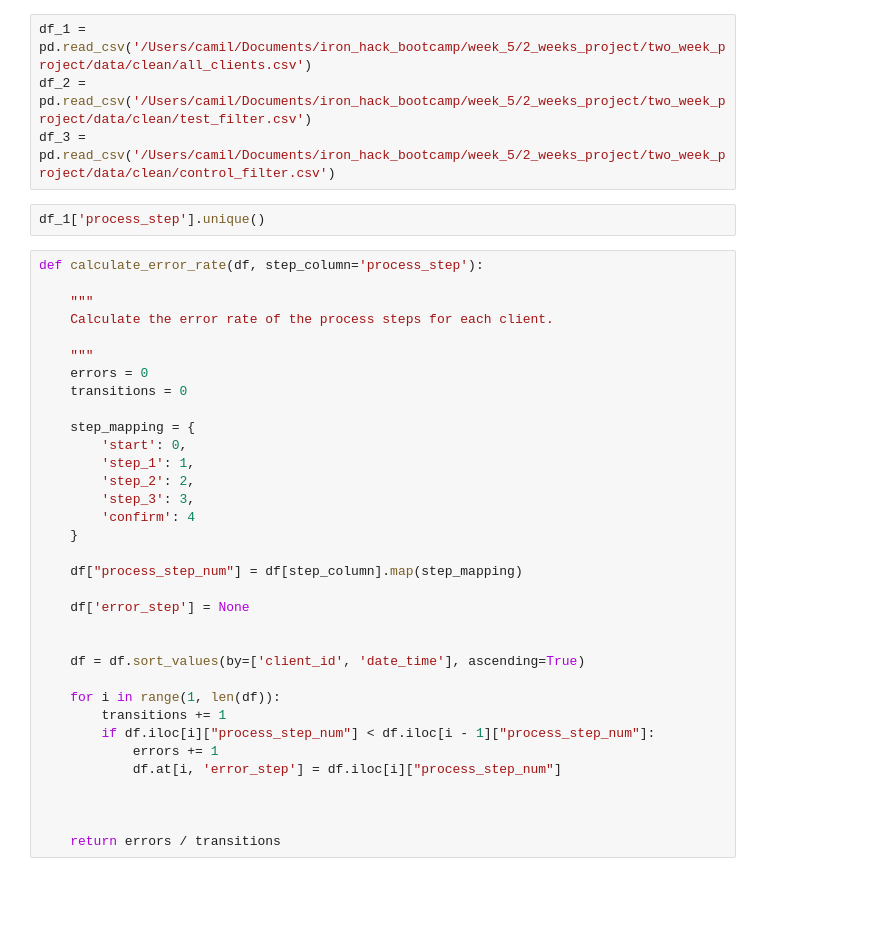
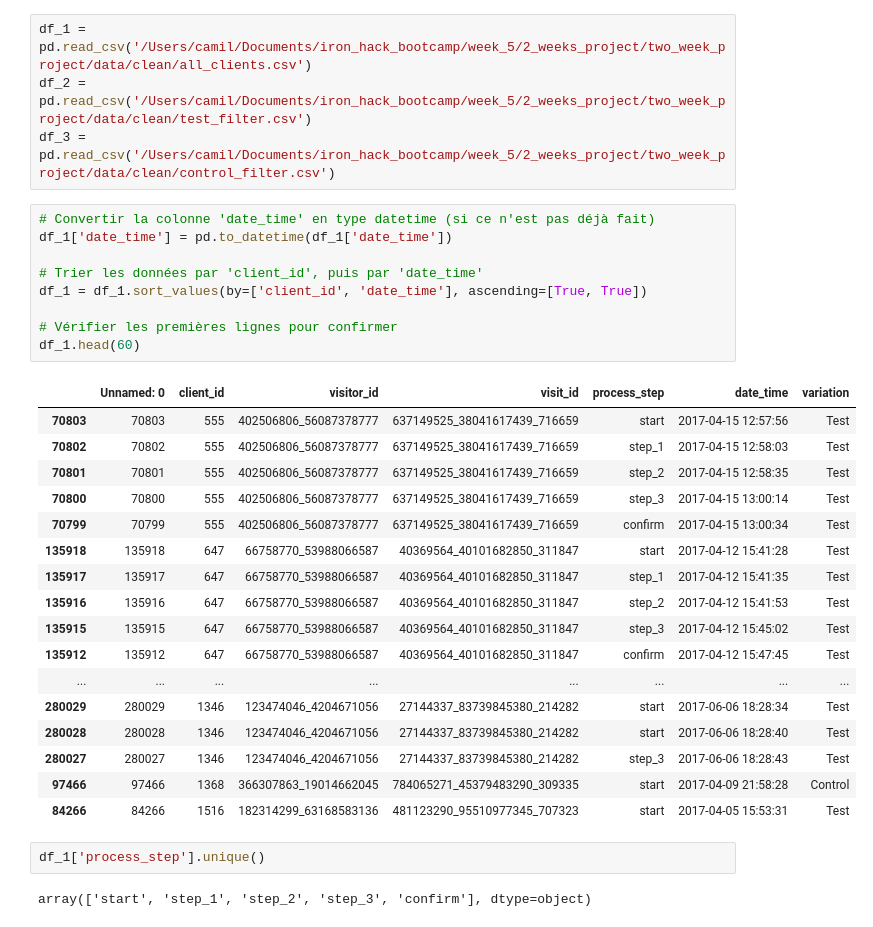
Before and after one commit to howtotrainyourDA/two_week_project, a Jupyter notebook: notebooks/Camil/error_rate_function.ipynb, the cells around one changed output. Drawn from its saved outputs; the diff is of its cells as text; blank space fills up the shorter version.

Commit message:
updating errors function V3

```diff
--- a/notebooks/Camil/error_rate_function.ipynb
+++ b/notebooks/Camil/error_rate_function.ipynb
@@ -7,40 +7,35 @@ import matplotlib.pyplot as plt
 df_1 = pd.read_csv('/Users/camil/Documents/iron_hack_bootcamp/week_5/2_weeks_project/two_week_project/data/clean/all_clients.csv')
 df_2 = pd.read_csv('/Users/camil/Documents/iron_hack_bootcamp/week_5/2_weeks_project/two_week_project/data/clean/test_filter.csv')
 df_3 = pd.read_csv('/Users/camil/Documents/iron_hack_bootcamp/week_5/2_weeks_project/two_week_project/data/clean/control_filter.csv')
+# %%
+# Convertir la colonne 'date_time' en type datetime (si ce n'est pas déjà fait)
+df_1['date_time'] = pd.to_datetime(df_1['date_time'])
+
+# Trier les données par 'client_id', puis par 'date_time'
+df_1 = df_1.sort_values(by=['client_id', 'date_time'], ascending=[True, True])
+
+# Vérifier les premières lignes pour confirmer
+df_1.head(60)
+# %% [output]
+|  | Unnamed: 0 | client_id | visitor_id | visit_id | process_step | date_time | variation |
+| 70803 | 70803 | 555 | 402506806_56087378777 | 637149525_38041617439_716659 | start | 2017-04-15 12:57:56 | Test |
+| 70802 | 70802 | 555 | 402506806_56087378777 | 637149525_38041617439_716659 | step_1 | 2017-04-15 12:58:03 | Test |
+| 70801 | 70801 | 555 | 402506806_56087378777 | 637149525_38041617439_716659 | step_2 | 2017-04-15 12:58:35 | Test |
+| 70800 | 70800 | 555 | 402506806_56087378777 | 637149525_38041617439_716659 | step_3 | 2017-04-15 13:00:14 | Test |
+| 70799 | 70799 | 555 | 402506806_56087378777 | 637149525_38041617439_716659 | confirm | 2017-04-15 13:00:34 | Test |
+| 135918 | 135918 | 647 | 66758770_53988066587 | 40369564_40101682850_311847 | start | 2017-04-12 15:41:28 | Test |
+| 135917 | 135917 | 647 | 66758770_53988066587 | 40369564_40101682850_311847 | step_1 | 2017-04-12 15:41:35 | Test |
+| 135916 | 135916 | 647 | 66758770_53988066587 | 40369564_40101682850_311847 | step_2 | 2017-04-12 15:41:53 | Test |
+| 135915 | 135915 | 647 | 66758770_53988066587 | 40369564_40101682850_311847 | step_3 | 2017-04-12 15:45:02 | Test |
+| 135912 | 135912 | 647 | 66758770_53988066587 | 40369564_40101682850_311847 | confirm | 2017-04-12 15:47:45 | Test |
+| ... | ... | ... | ... | ... | ... | ... | ... |
+| 280029 | 280029 | 1346 | 123474046_4204671056 | 27144337_83739845380_214282 | start | 2017-06-06 18:28:34 | Test |
+| 280028 | 280028 | 1346 | 123474046_4204671056 | 27144337_83739845380_214282 | start | 2017-06-06 18:28:40 | Test |
+| 280027 | 280027 | 1346 | 123474046_4204671056 | 27144337_83739845380_214282 | step_3 | 2017-06-06 18:28:43 | Test |
+| 97466 | 97466 | 1368 | 366307863_19014662045 | 784065271_45379483290_309335 | start | 2017-04-09 21:58:28 | Control |
+| 84266 | 84266 | 1516 | 182314299_63168583136 | 481123290_95510977345_707323 | start | 2017-04-05 15:53:31 | Test |
 # %%
 df_1['process_step'].unique()
+# %% [output]
+array(['start', 'step_1', 'step_2', 'step_3', 'confirm'], dtype=object)
-# %%
-def calculate_error_rate(df, step_column='process_step'):
-
-    """
-    Calculate the error rate of the process steps for each client.
-
-    """
-    errors = 0
-    transitions = 0
-
-    step_mapping = {
-        'start': 0,
-        'step_1': 1,
-        'step_2': 2,
-        'step_3': 3,
-        'confirm': 4
-    }
-
-    df["process_step_num"] = df[step_column].map(step_mapping)
-
-    df['error_step'] = None
-
-
-    df = df.sort_values(by=['client_id', 'date_time'], ascending=True)
-
-    for i in range(1, len(df)):
-        transitions += 1
-        if df.iloc[i]["process_step_num"] < df.iloc[i - 1]["process_step_num"]:
-            errors += 1
-            df.at[i, 'error_step'] = df.iloc[i]["process_step_num"]
-
-
-
-    return errors / transitions
 # %%
```
Also changed, not shown: parts of 10 cells of this notebook.
